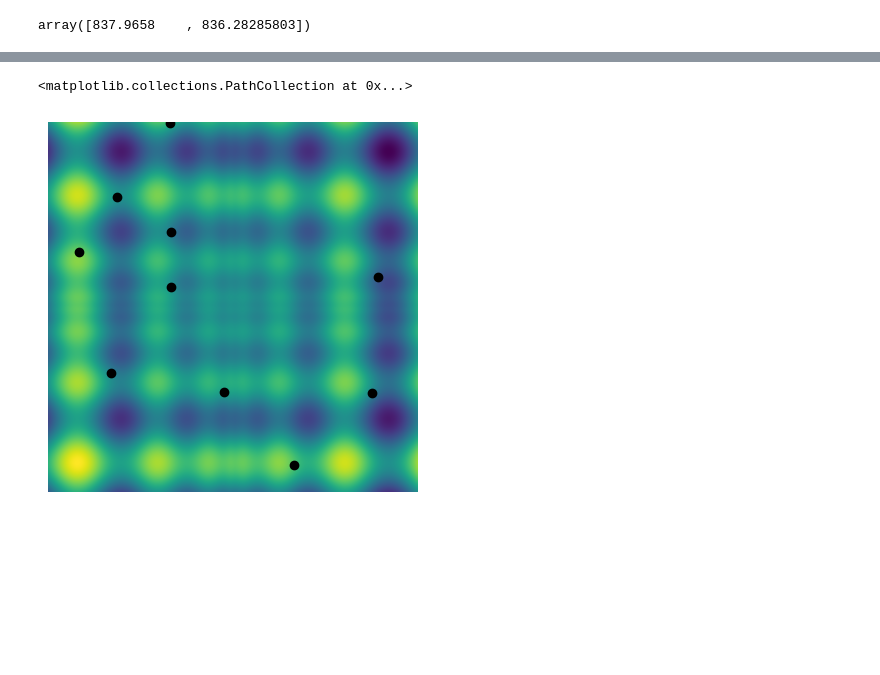
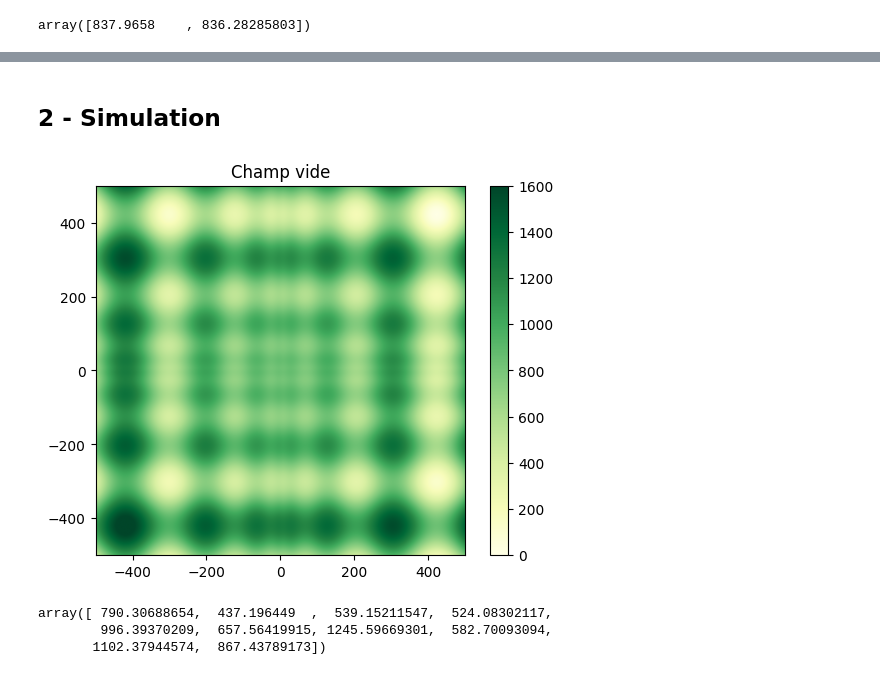
Before and after one commit to Electrom500/Metaheuristiques, a Jupyter notebook: abeilles/abeilles.ipynb, the cells around one changed output, grey strips where cells are left out. Drawn from its saved outputs; the diff is of its cells as text; code cells hidden in the pictures; blank space fills up the shorter version.

```diff
--- a/abeilles/abeilles.ipynb
+++ b/abeilles/abeilles.ipynb
@@ -73,10 +67,0 @@ init = rng.uniform(0, 1000, size=(2, 10))
-# %%
-fig, ax = plt.subplots()
-
-img = ax.imshow(Z)
-ax.axis("off")
-
-ax.scatter(init[0], init[1], color="k")
-# %% [output]
-<matplotlib.collections.PathCollection at 0x...>
-[figure, removed]
@@ -84,0 +68,30 @@ plt.show()
+# %%
+colors = [
+    "tab:blue",
+    "tab:orange",
+    "tab:red",
+    "tab:purple",
+    "tab:olive",
+    "tab:pink",
+    "tab:brown"
+]
+
+def plot_bees(field, *bees, cmap="YlGn", vmin=0, vmax=1600, colors=colors, title=None):
+    fig, ax = plt.subplots()
+
+    img = ax.imshow(field, cmap=cmap, vmin=vmin, vmax=vmax, extent=(-500, 500, -500, 500), origin="lower")
+    cbar = fig.colorbar(img)
+    cbar.ax.set_ylim(vmin, vmax)
+    #ax.axis("off")
+
+    for bee, c in zip(bees, colors):
+        if bee is not None:
+            ax.scatter(bee.T[0], bee.T[1], color=c, alpha=0.5)
+
+    ax.set_xlim(-500, 500)
+    ax.set_ylim(-500, 500)
+
+    if title is not None:
+        ax.set_title(title)
+
+    return fig
@@ -84,0 +174,28 @@ plt.show()
+# %% [markdown]
+## 2 - Simulation
+# %%
+# Field image
+path = pathlib.Path("figures")
+path.mkdir(exist_ok=True)
+
+fig = plot_bees(Z, title="Champ vide")
+fig.savefig(path / "0_empty_field.png", dpi=300, transparent=True, bbox_inches="tight")
+# %% [output]
+[figure, added]
+# %%
+#rng = np.random.default_rng(456789123)
+rng = np.random.default_rng(5678901234)
+
+num_sources = 10
+
+sources = rng.uniform(-500, 500, size=(num_sources, 2))
+failure = np.zeros(num_sources, dtype=int)
+source_objective = compute_objective(sources)
+best = np.argmax(source_objective)
+best_source = sources[best]
+best_objective = source_objective[best]
+source_objective
+# %% [output]
+array([ 790.30688654,  437.196449  ,  539.15211547,  524.08302117,
+        996.39370209,  657.56419915, 1245.59669301,  582.70093094,
+       1102.37944574,  867.43789173])
```
Also changed, not shown: parts of 30 cells of this notebook, 2 other files.
